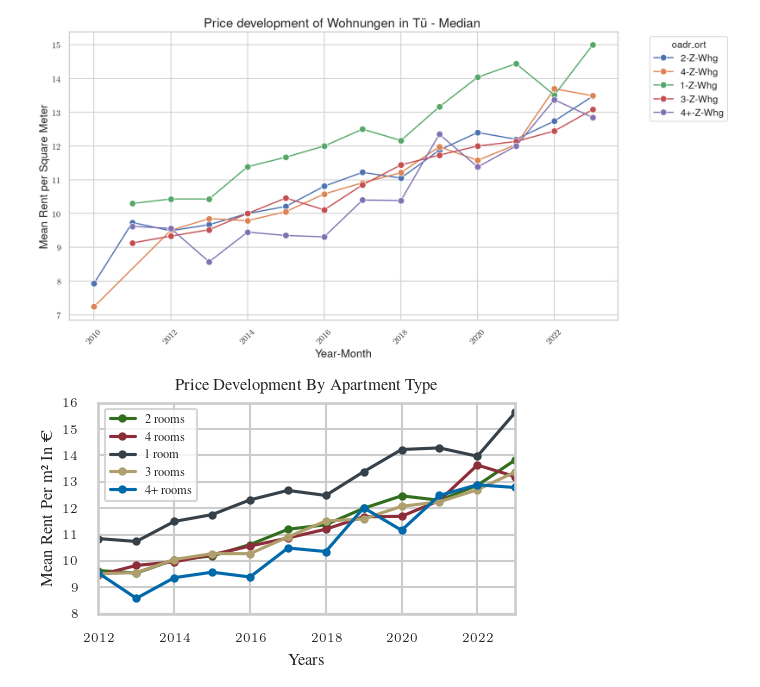
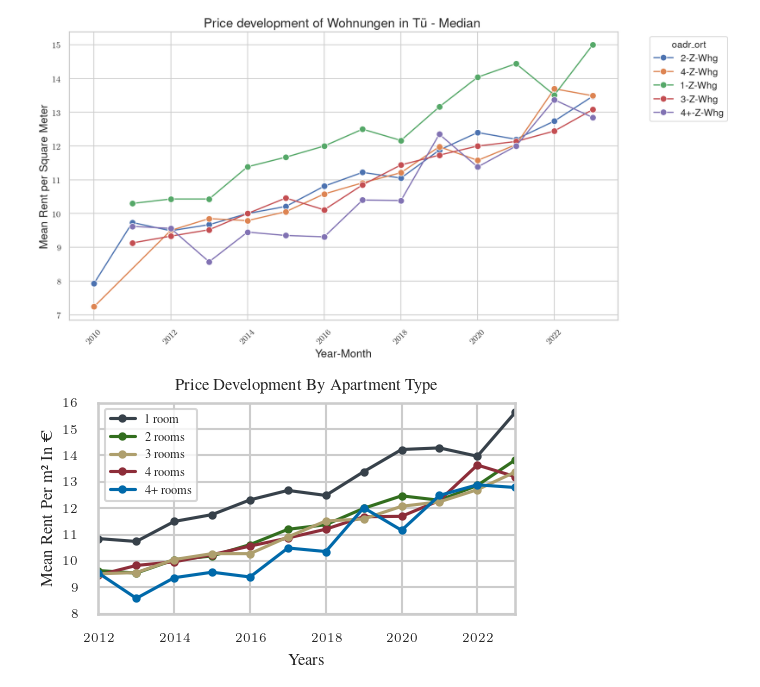
Before and after one commit to okihnjo/DataLiteracy, a Jupyter notebook: plots/flats.ipynb, the cells around one changed output. Drawn from its saved outputs; the diff is of its cells as text; code cells hidden in the pictures.

Commit message:
sorting room legend

```diff
--- a/plots/flats.ipynb
+++ b/plots/flats.ipynb
@@ -223,32 +223,36 @@ from tueplots import bundles, cycler
 from tueplots.constants.color import palettes
 
 plt.rcParams.update({"figure.dpi": 150})
 
 plt.rcParams.update(bundles.icml2022(column="half", nrows=1, ncols=1, usetex=True))
 plt.rcParams.update(
     cycler.cycler(color=palettes.tue_plot)  # marker=marker_constants.o_sized,
 )
 unique_objekttyp_fein = df_flats_tue['objekttyp_fein'].unique()
 
 colors = [rgb.tue_darkgreen, rgb.tue_red, rgb.tue_dark, rgb.tue_gold, rgb.tue_blue]
 plt.figure()
 
 for i, typ in enumerate(unique_objekttyp_fein):
     # Filter data for each apartment type
     data = df_flats_tue[df_flats_tue['objekttyp_fein'] == typ]
     plt.plot(data['startyear'], data['mean_pqm'], marker='.', color=colors[i], label=(str(typ[0:2]).replace("-", "")+f' room{"" if str(typ[0]) == "1" else "s"}'))#  + f" room{"s" if str(typ[0:1]) == "1"}"))
 
+handles, labels = plt.gca().get_legend_handles_labels()
+order = [2,0,3,1,4]
+
 # Enhancing the plot
 plt.title('Price Development By Apartment Type')
 plt.xlabel('Years')
 plt.ylabel('Mean Rent Per m² In €')
 plt.xticks()
 plt.xlim(2012,2023)
 plt.ylim(8, 16)
-plt.legend(loc='upper left', ncol=1)
+plt.legend([handles[idx] for idx in order],[labels[idx] for idx in order], loc='upper left', ncol=1)
+# plt.legend(loc='upper left', ncol=1)
 
 # Show the plot
 plt.savefig("flats.pdf")
 plt.show()
 # %% [output]
-[figure, old version]
+[figure, new version]
```
Also changed, not shown: 1 other file.
